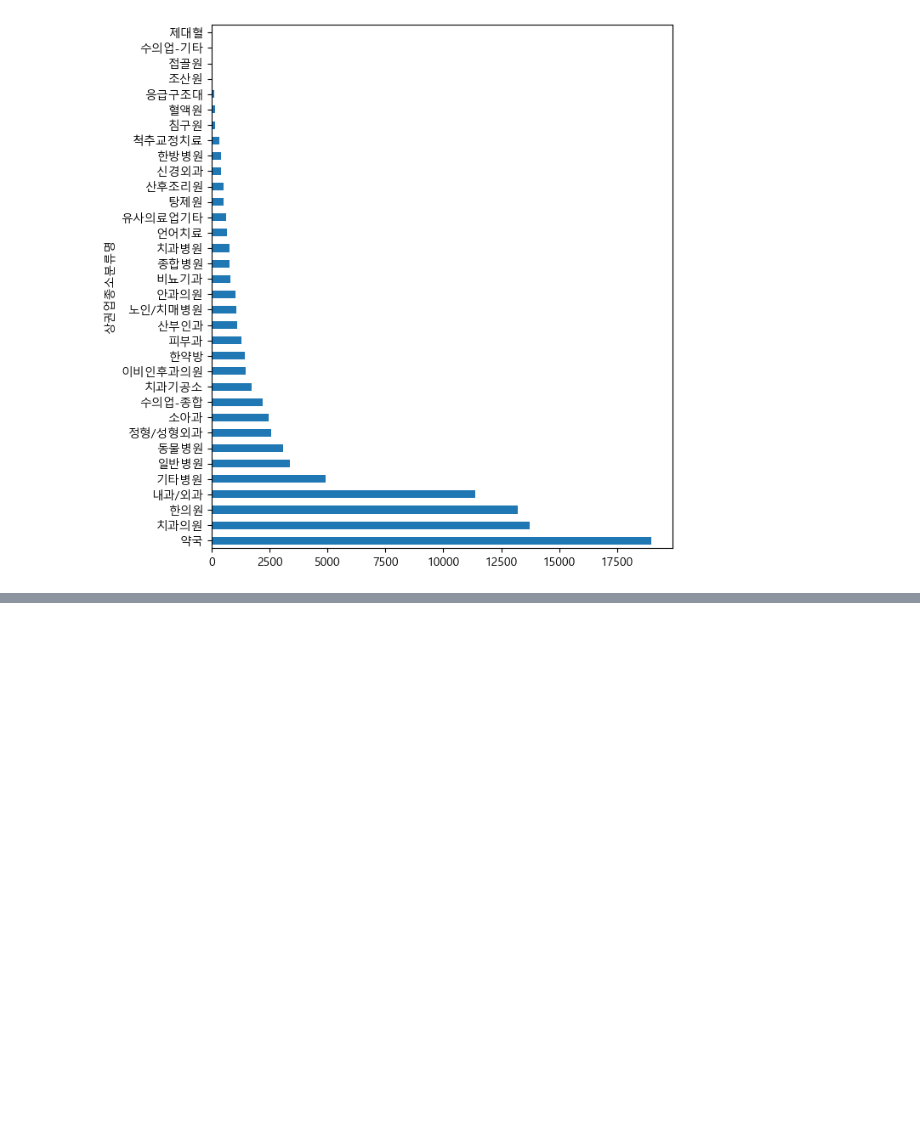
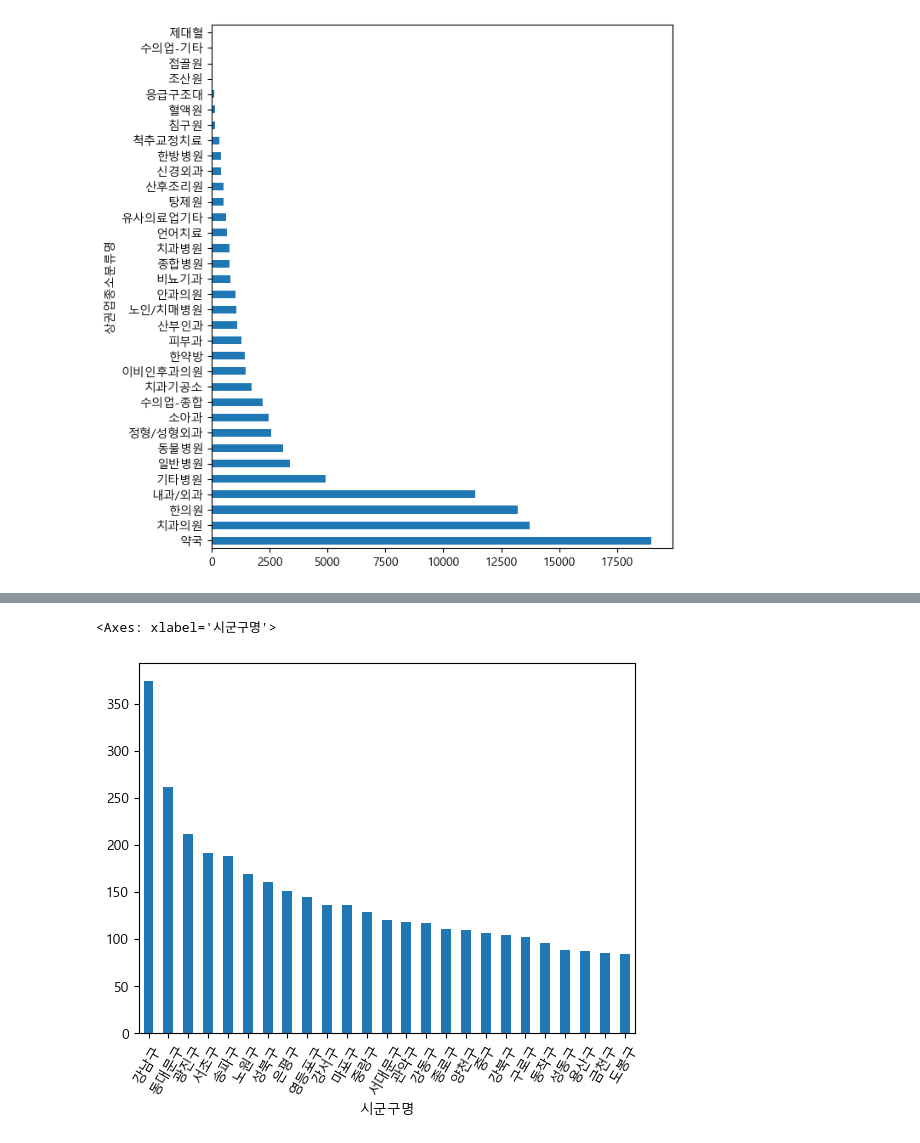
Before and after one commit to TheCaveOfAdullam/study1, a Jupyter notebook: medical.ipynb, the cells around one changed output, grey strips where cells are left out. Cells and saved outputs as stored; diff of their text form; code cells hidden in the pictures; blank space fills up the shorter version.

```diff
--- a/medical.ipynb
+++ b/medical.ipynb
@@ -534,0 +616,6 @@ c.
+# %%
+# "상권업종소분류명"이 "약국" 인 것과
+# "시도명" 이 "서울특별시"인 데이터만 가져옵니다.
+df_seoul_drug = df[(df["상권업종소분류명"] == "약국") & (df["시도명"] == "서울특별시")]
+print(df_seoul_drug.shape)
+df_seoul_drug.head(1)
@@ -534,0 +629,5 @@ c.
+# %%
+# 위에서 색인한 데이터로 "시군구명"으로 그룹화 해서 갯수를 세어봅니다.
+# 구별로 약국이 몇개가 있는지 확인해 봅니다.
+c = df_seoul_drug["시군구명"].value_counts()
+c.head()
@@ -534,0 +654,6 @@ c.
+# %%
+# 위에서 구한 결과를 판다스의 plot.bar()를 활용해 막대그래프로 그립니다.
+c.plot.bar(rot=60)
+# %% [output]
+<Axes: xlabel='시군구명'>
+[figure, added]
```
Also changed, not shown: parts of 39 cells of this notebook.
